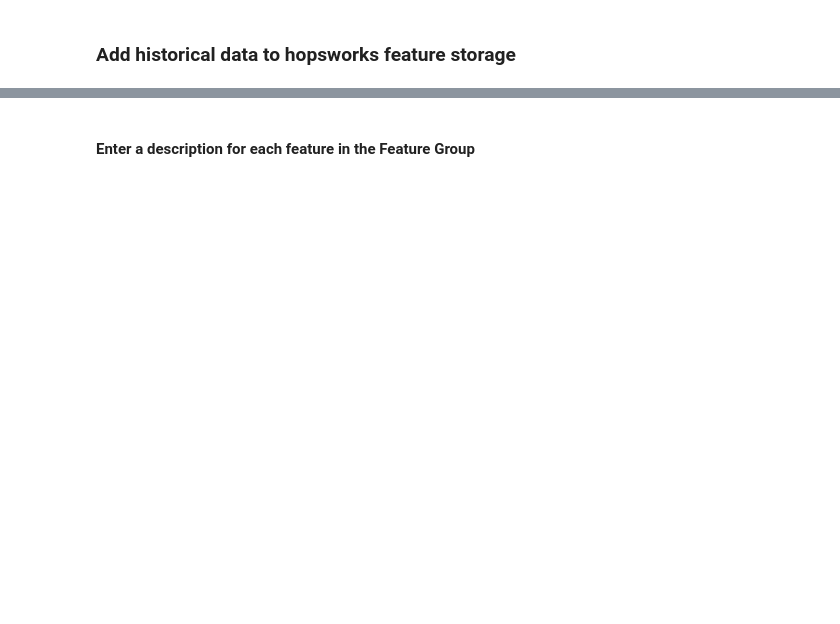
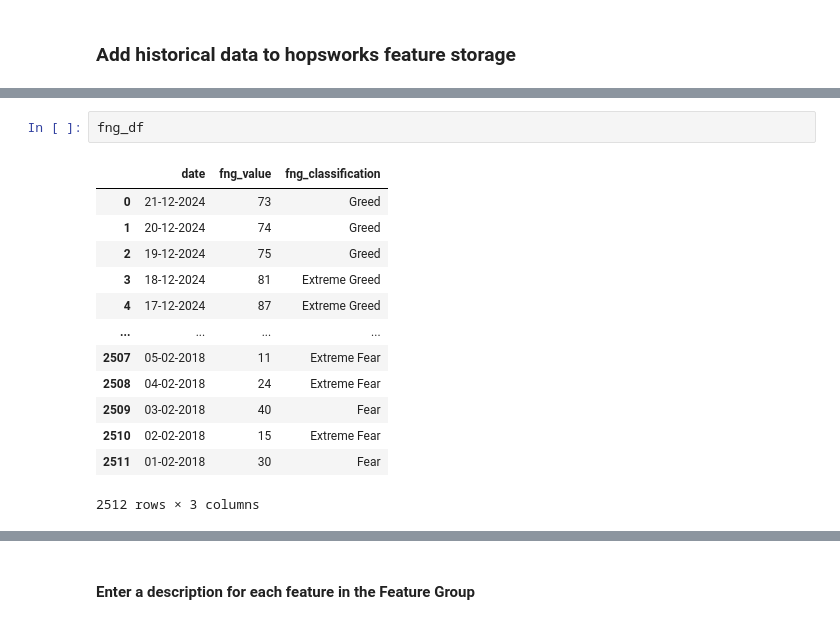
Before and after one commit to natassaf/ID2223-final-project, a Jupyter notebook: feature_backfill.ipynb, the cells around one changed output, grey strips where cells are left out. Drawn from its saved outputs; the diff is of its cells as text; blank space fills up the shorter version.

```diff
--- a/feature_backfill.ipynb
+++ b/feature_backfill.ipynb
@@ -394,0 +182,16 @@ https://c.app.hopsworks.ai/p/1164448/jobs/named/air_quality_with_lagged_1_offlin
+# %%
+fng_df
+# %% [output]
+|  | date | fng_value | fng_classification |
+| 0 | 21-12-2024 | 73 | Greed |
+| 1 | 20-12-2024 | 74 | Greed |
+| 2 | 19-12-2024 | 75 | Greed |
+| 3 | 18-12-2024 | 81 | Extreme Greed |
+| 4 | 17-12-2024 | 87 | Extreme Greed |
+| ... | ... | ... | ... |
+| 2507 | 05-02-2018 | 11 | Extreme Fear |
+| 2508 | 04-02-2018 | 24 | Extreme Fear |
+| 2509 | 03-02-2018 | 40 | Fear |
+| 2510 | 02-02-2018 | 15 | Extreme Fear |
+| 2511 | 01-02-2018 | 30 | Fear |
+2512 rows × 3 columns
```
Also changed, not shown: parts of 59 cells of this notebook, 3 other files.
